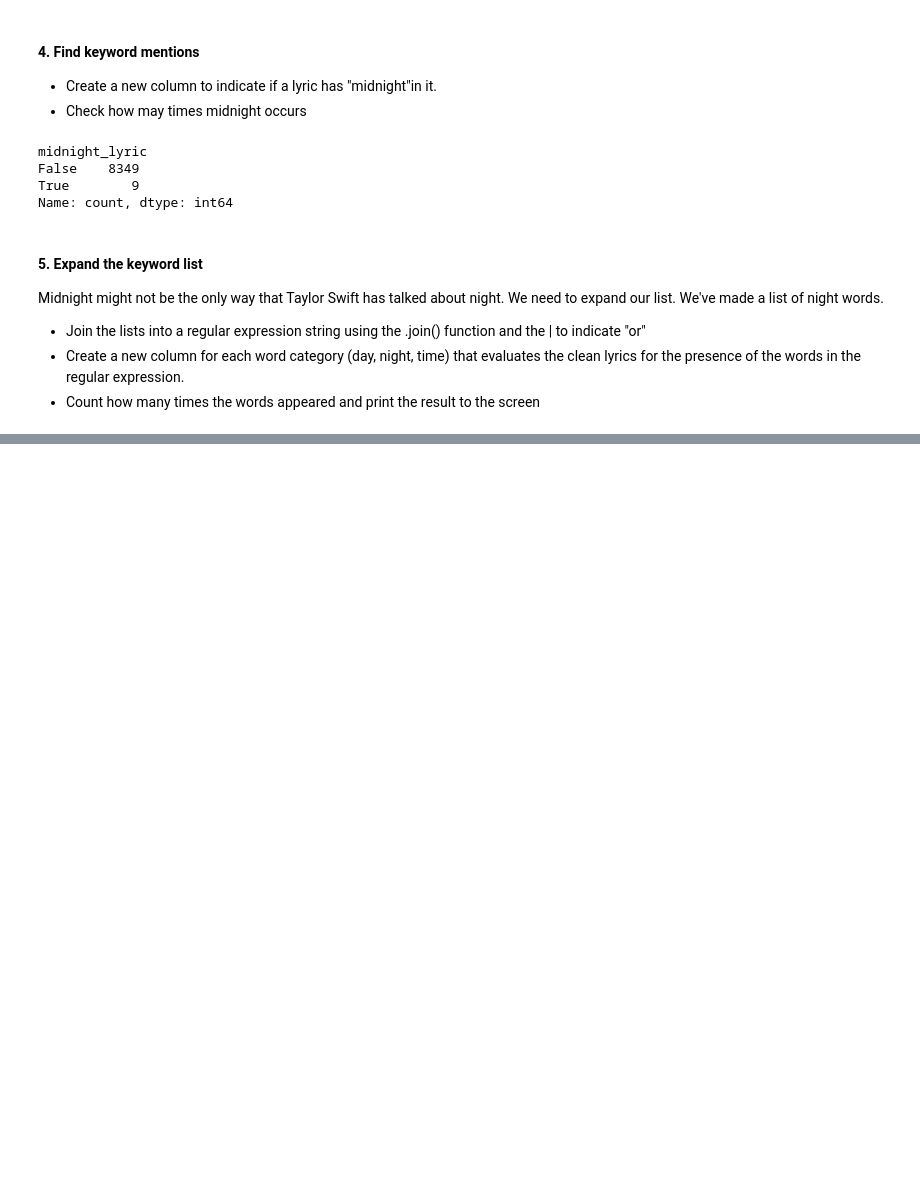
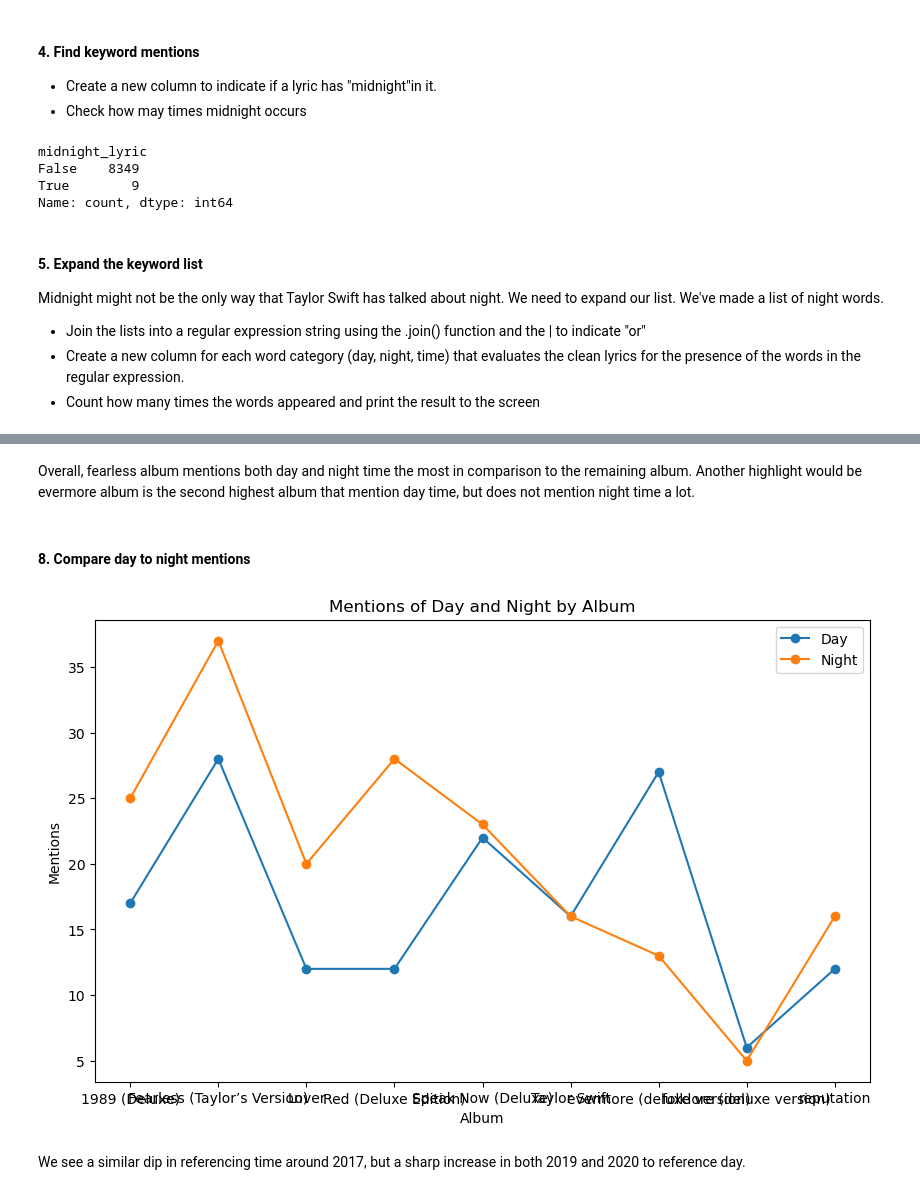
Before and after one commit to gheacs/Apply-NLP-with-Python, a Jupyter notebook: app.ipynb, the cells around one changed output, grey strips where cells are left out. Saved outputs shown, nothing was run; the diff lists cells and outputs as text; code cells hidden in the pictures; blank space fills up the shorter version.

```diff
--- a/app.ipynb
+++ b/app.ipynb
@@ -203,0 +342,19 @@ Midnight might not be the only way that Taylor Swift has talked about night. We
+# %% [markdown]
+Overall, fearless album mentions both day and night time the most in comparison to the remaining album.
+Another highlight would be evermore album is the second highest album that mention day time, but does not mention night time a lot.
+# %% [markdown]
+#### 8. Compare day to night mentions
+# %%
+# Line chart that compares day and night mentions by album
+plt.figure(figsize=(10, 6))
+plt.plot(album_day_mentions, marker='o', label='Day')
+plt.plot(album_night_mentions, marker='o', label='Night')
+plt.title('Mentions of Day and Night by Album')
+plt.xlabel('Album')
+plt.ylabel('Mentions')
+plt.legend()
+plt.show()
+# %% [output]
+[figure, added]
+# %% [markdown]
+We see a similar dip in referencing time around 2017, but a sharp increase in both 2019 and 2020 to reference day.
```
Also changed, not shown: parts of 21 cells of this notebook.
